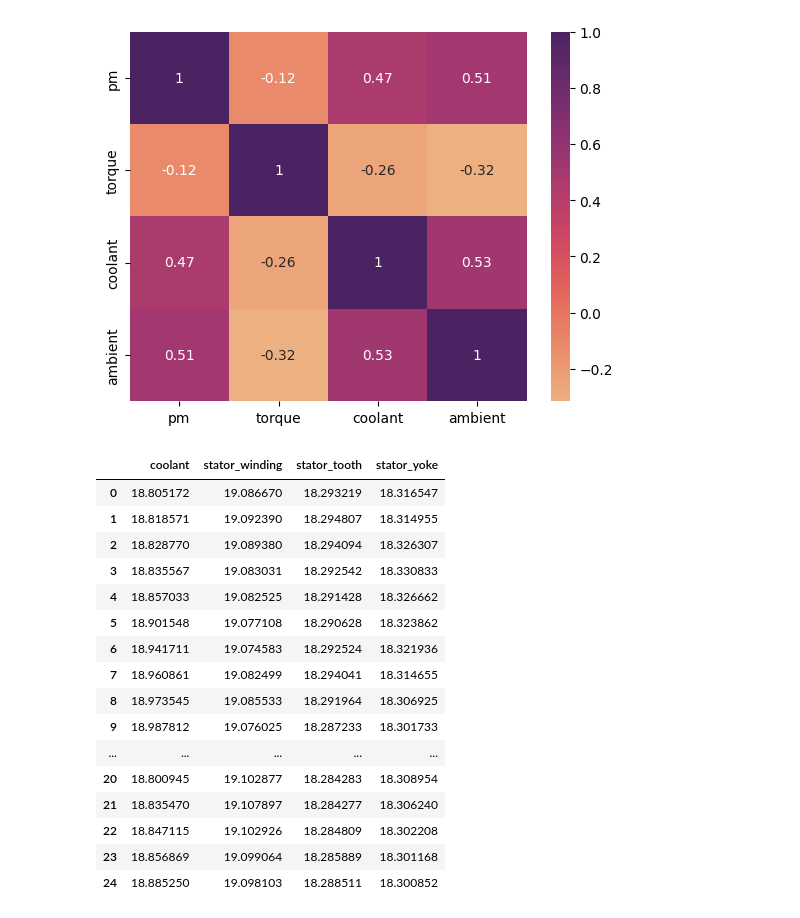
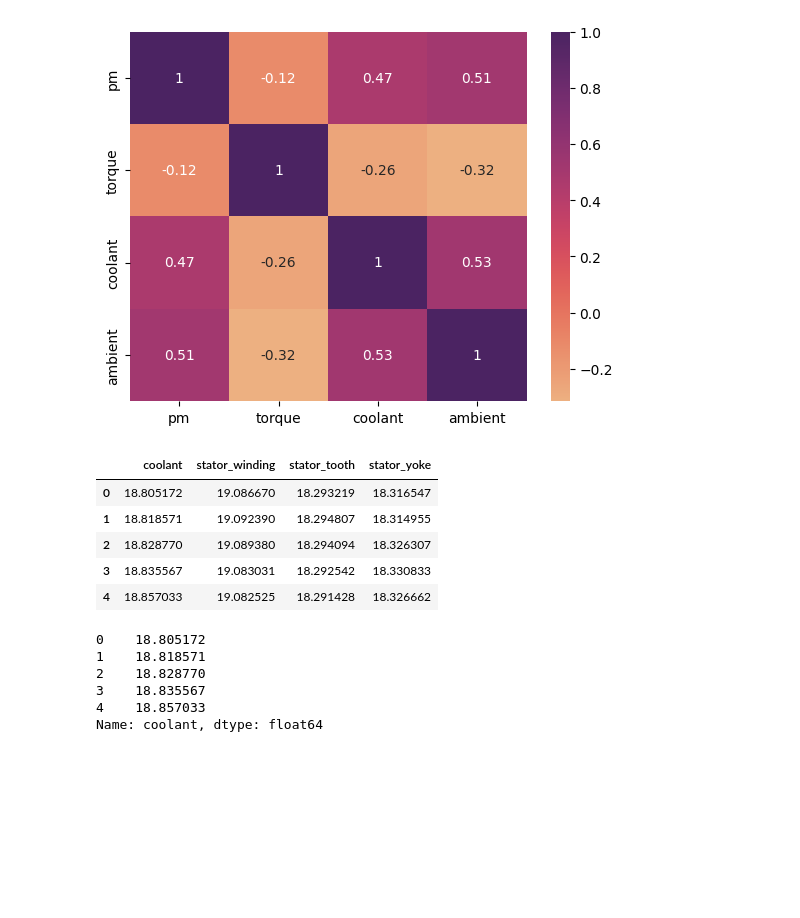
Before and after one commit to organictissuemaker/hth_fall_build_program, a Jupyter notebook: Finding-an-Interesting-Dataset-appolecider/motor_temp_practice.ipynb, the cells around one changed output. Cells and saved outputs as stored; diff of their text form; code cells hidden in the pictures; blank space fills up the shorter version.

```diff
--- a/Finding-an-Interesting-Dataset-appolecider/motor_temp_practice.ipynb
+++ b/Finding-an-Interesting-Dataset-appolecider/motor_temp_practice.ipynb
@@ -108,27 +114,26 @@ corr_heatmap
 # %%
 #Do lower temperatures of coolant keep the whole stator cooler?
 df_new = motor_data.iloc[:, [1,2,4, 9]]
-df_new.head(25)
+df_new.head()
 #A: Yes, the stator parts all seems to stay within the temperature of the coolant temperature.
 # %% [output]
 |  | coolant | stator_winding | stator_tooth | stator_yoke |
 | 0 | 18.805172 | 19.086670 | 18.293219 | 18.316547 |
 | 1 | 18.818571 | 19.092390 | 18.294807 | 18.314955 |
 | 2 | 18.828770 | 19.089380 | 18.294094 | 18.326307 |
 | 3 | 18.835567 | 19.083031 | 18.292542 | 18.330833 |
 | 4 | 18.857033 | 19.082525 | 18.291428 | 18.326662 |
-| 5 | 18.901548 | 19.077108 | 18.290628 | 18.323862 |
-| 6 | 18.941711 | 19.074583 | 18.292524 | 18.321936 |
-| 7 | 18.960861 | 19.082499 | 18.294041 | 18.314655 |
-| 8 | 18.973545 | 19.085533 | 18.291964 | 18.306925 |
-| 9 | 18.987812 | 19.076025 | 18.287233 | 18.301733 |
-| ... | ... | ... | ... | ... |
-| 20 | 18.800945 | 19.102877 | 18.284283 | 18.308954 |
-| 21 | 18.835470 | 19.107897 | 18.284277 | 18.306240 |
-| 22 | 18.847115 | 19.102926 | 18.284809 | 18.302208 |
-| 23 | 18.856869 | 19.099064 | 18.285889 | 18.301168 |
-| 24 | 18.885250 | 19.098103 | 18.288511 | 18.300852 |
 # %%
 #Do coolents consistenly keep the motor at a constant termperature
+
+df_new = motor_data.loc[:, "coolant"]
+df_new.head()
+# %% [output]
+0    18.805172
+1    18.818571
+2    18.828770
+3    18.835567
+4    18.857033
+Name: coolant, dtype: float64
 # %%
 #What temperature of coolant is most likely needed to keep the motor working?
```
Also changed, not shown: parts of 2 cells of this notebook, 2 other files.
